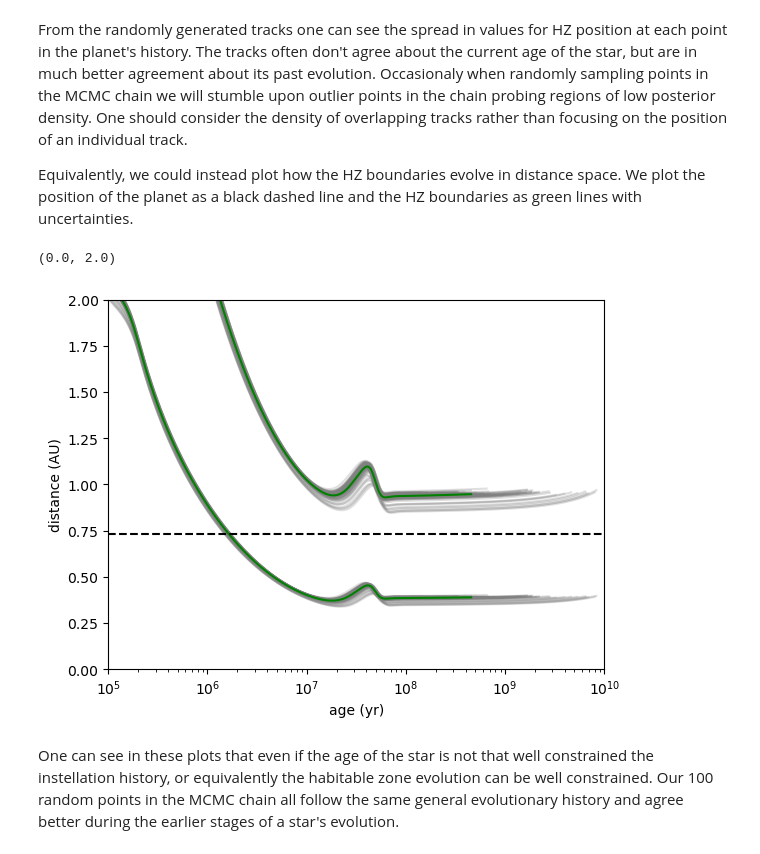
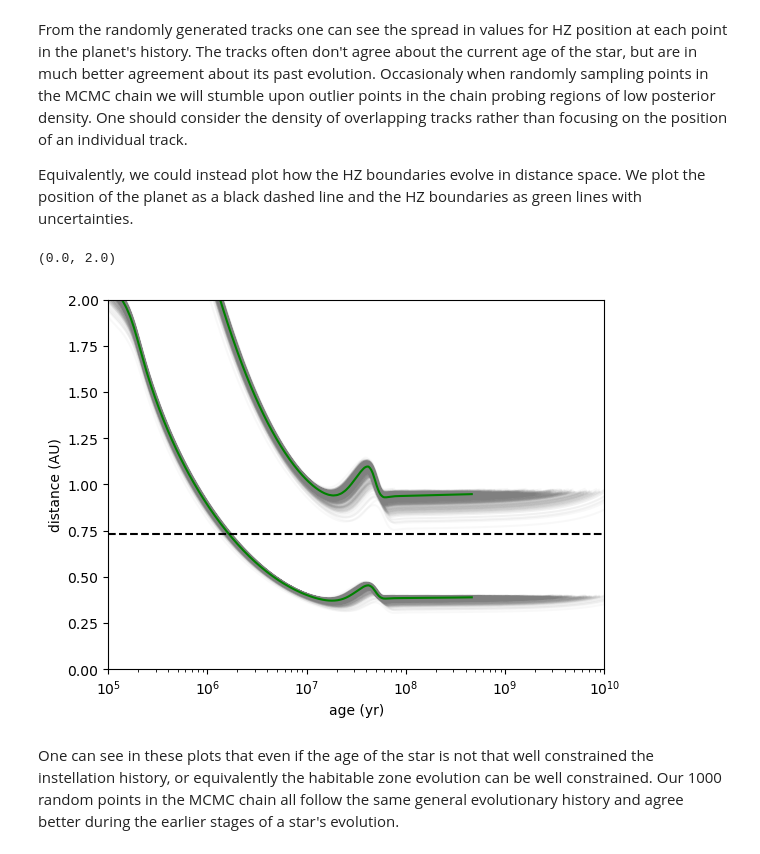
Before and after one commit to nwtuchow/HZ_evolution, a Jupyter notebook: Notebooks/Kepler62f_example.ipynb, the cells around one changed output. Drawn from its saved outputs; the diff is of its cells as text; code cells hidden in the pictures.

```diff
--- a/Notebooks/Kepler62f_example.ipynb
+++ b/Notebooks/Kepler62f_example.ipynb
@@ -256,5 +256,5 @@ Next we repeat this process of calculating instellation histories for other poin
 # %%
-ntracks=100
+ntracks=1000
 planet_arr=np.empty(ntracks, dtype=hz.HZ_planet)
 hz_pos_arr=np.empty((ntracks,n_eep))
 
@@ -283,7 +283,7 @@ S_fig, S_ax = plt.subplots()
 
 for j in range(ntracks):
     planet_obj=planet_arr[j]
-    S_ax.plot(planet_obj.age,hz_pos_arr[j,:],color='gray',alpha=0.25)
+    S_ax.plot(planet_obj.age,hz_pos_arr[j,:],color='gray',alpha=0.05)
 
 S_ax.plot(best_planet_obj.age,best_hz_pos,color='black',lw=2)
 
@@ -304,23 +304,23 @@ Equivalently, we could instead plot how the HZ boundaries evolve in distance spa
 # %%
 hz_fig, hz_ax= plt.subplots()
 
 for k in range(ntracks):
     planet_obj=planet_arr[k]
-    hz_ax.plot(planet_obj.age,planet_obj.r_inner,color='gray',alpha=0.25)
-    hz_ax.plot(planet_obj.age,planet_obj.r_outer,color='gray',alpha=0.25)
+    hz_ax.plot(planet_obj.age,planet_obj.r_inner,color='gray',alpha=0.05)
+    hz_ax.plot(planet_obj.age,planet_obj.r_outer,color='gray',alpha=0.05)
     #hz_ax.axhline(y=planet_obj.Dist,color='gray',alpha=0.05)
 
 hz_ax.plot(best_planet_obj.age,best_planet_obj.r_inner,ls='-',color='green')
 hz_ax.plot(best_planet_obj.age,best_planet_obj.r_outer,ls='-',color='green')
 
 hz_ax.axhline(y=best_planet_obj.Dist,ls='--',color='black')
 hz_ax.set_xlim([1e5,1e10])
 hz_ax.set_xscale("log")
 hz_ax.set_xlabel("age (yr)")
 hz_ax.set_ylabel("distance (AU)")
 hz_ax.set_ylim([0,2])
 # %% [output]
 (0.0, 2.0)
-[figure, old version]
+[figure, new version]
 # %% [markdown]
-One can see in these plots that even if the age of the star is not that well constrained the instellation history, or equivalently the habitable zone evolution can be well constrained. Our 100 random points in the MCMC chain all follow the same general evolutionary history and agree better during the earlier stages of a star's evolution.
+One can see in these plots that even if the age of the star is not that well constrained the instellation history, or equivalently the habitable zone evolution can be well constrained. Our 1000 random points in the MCMC chain all follow the same general evolutionary history and agree better during the earlier stages of a star's evolution.
```
Also changed, not shown: parts of 9 cells of this notebook, 4 other files.
